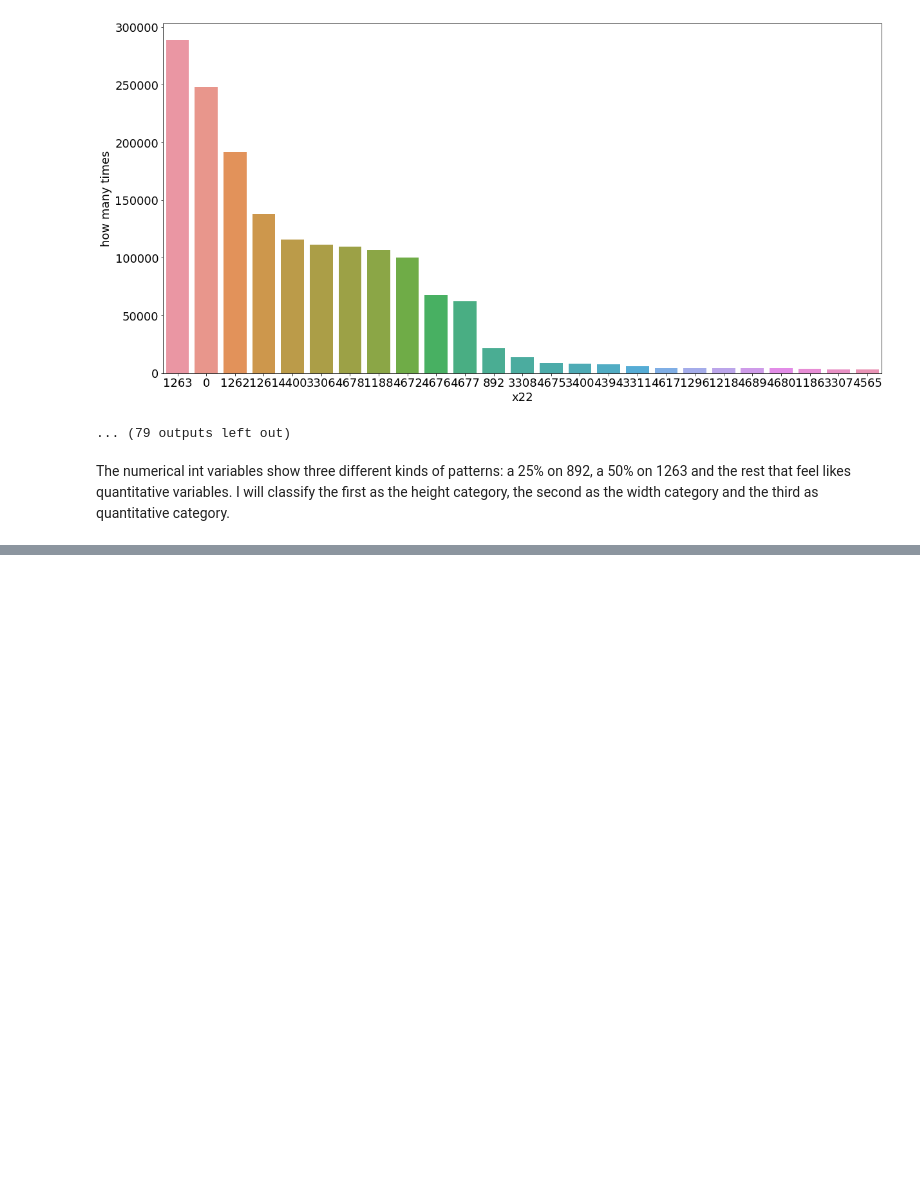
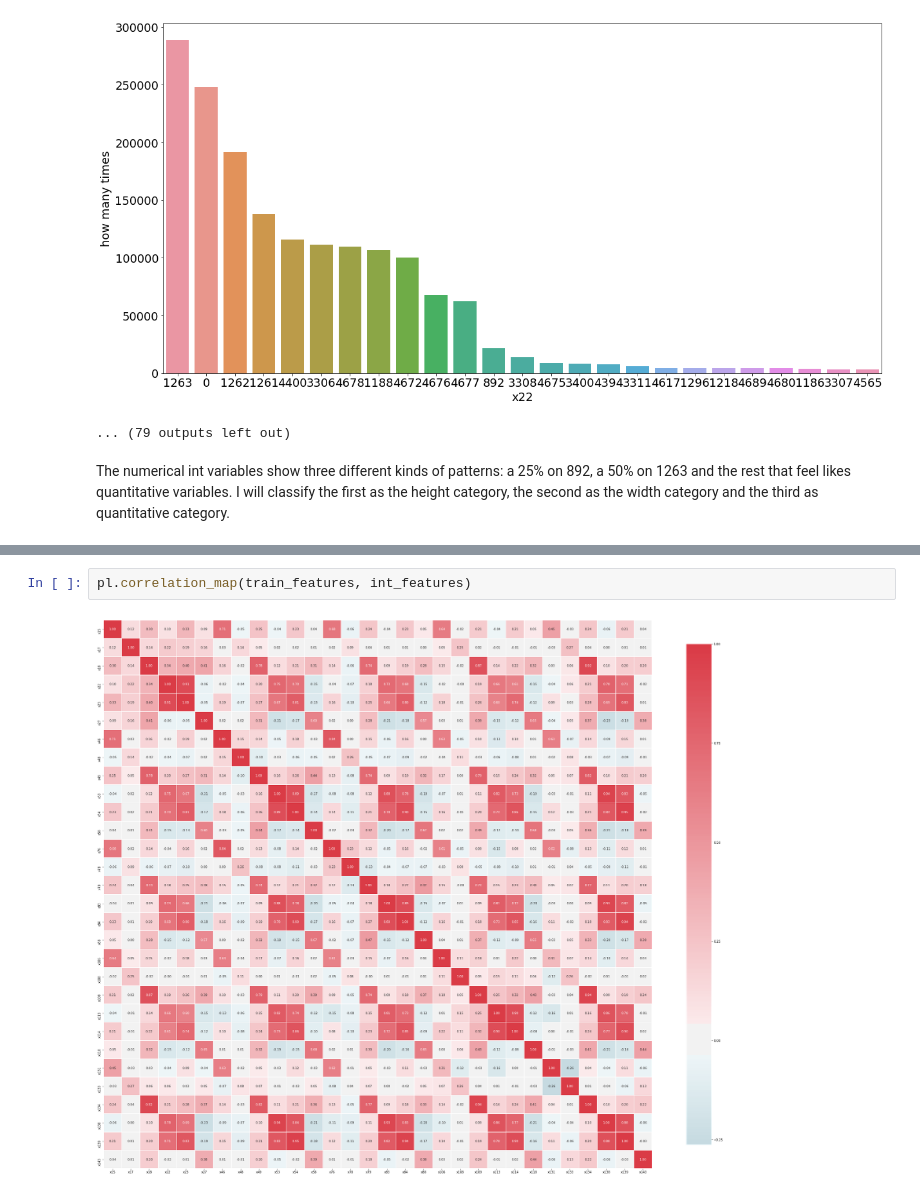
Before and after one commit to felipe-dossantos-dev/mlnd-capstone-tradeshift, a Jupyter notebook: notebooks/capstone-report.ipynb, the cells around one changed output, grey strips where cells are left out. Drawn from its saved outputs; the diff is of its cells as text; blank space fills up the shorter version.

```diff
--- a/notebooks/capstone-report.ipynb
+++ b/notebooks/capstone-report.ipynb
@@ -576,0 +585,4 @@ meta[(meta.category == 'height')]
+# %%
+pl.correlation_map(train_features, int_features)
+# %% [output]
+[figure, added]
```
Also changed, not shown: parts of 13 cells of this notebook, 1 other file.
